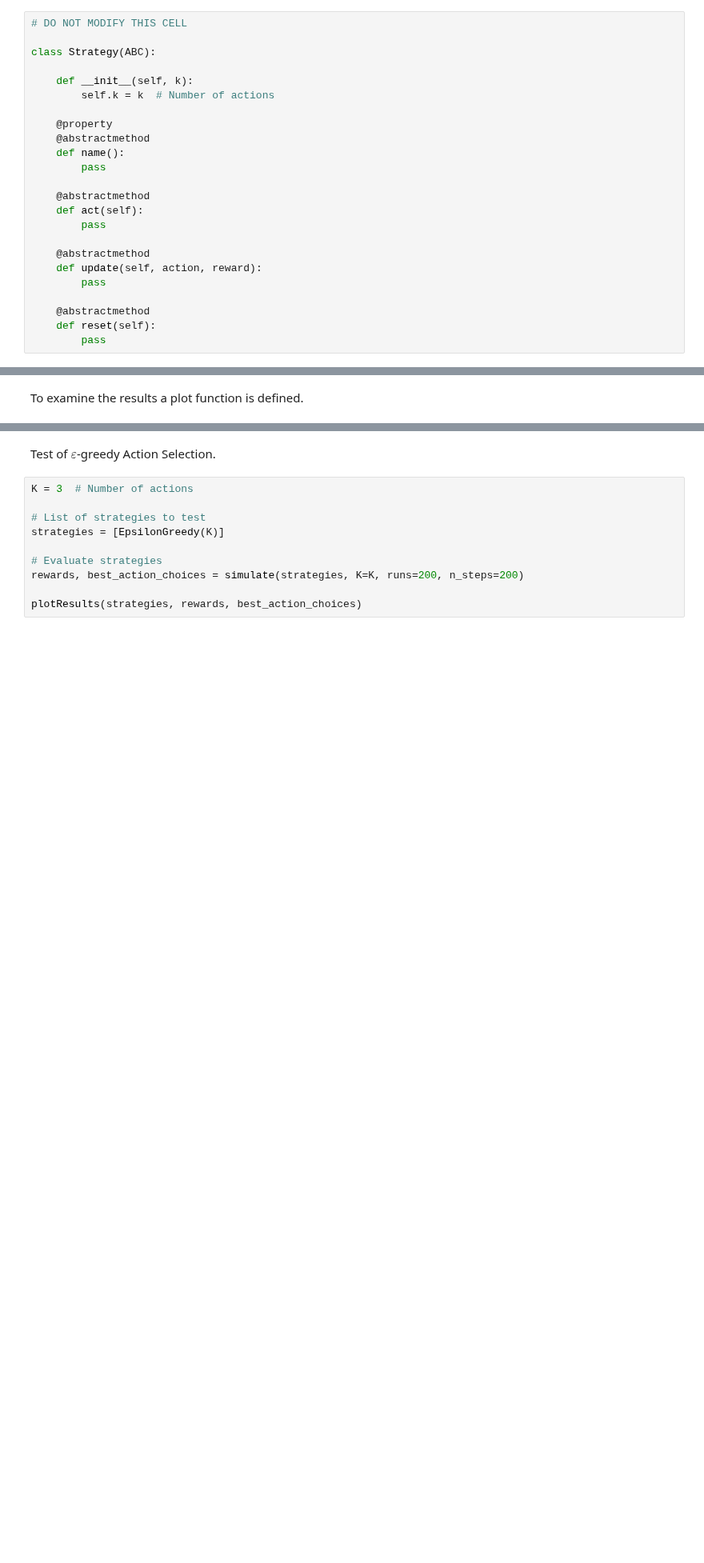
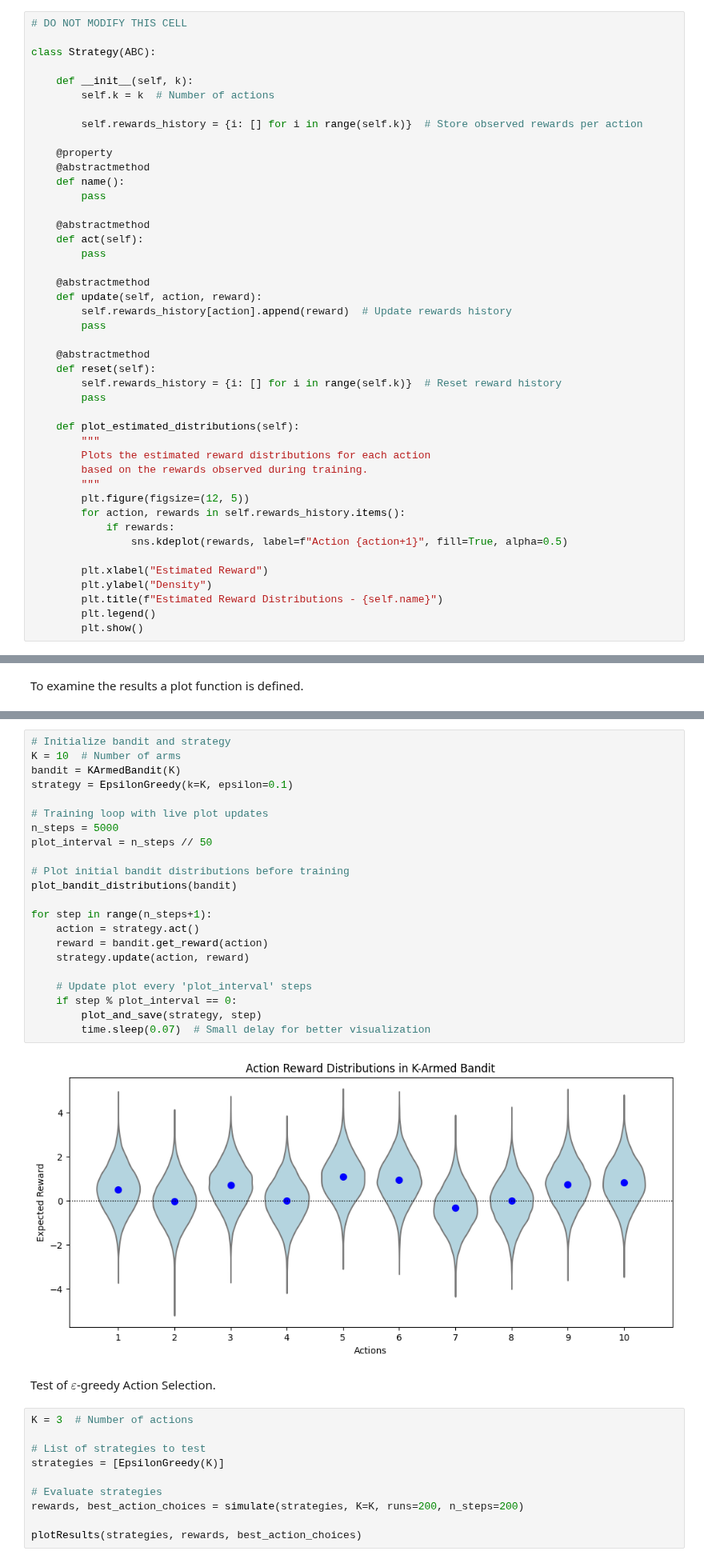
Before and after one commit to Fortuz/rl_education, a Jupyter notebook: 1. K-armed Bandit/k_armed_bandit_solution.ipynb, the cells around one changed output, grey strips where cells are left out. Shown at 80% size. Saved outputs shown, nothing was run; the diff lists cells and outputs as text; blank space fills up the shorter version.

```diff
--- a/1. K-armed Bandit/k_armed_bandit_solution.ipynb
+++ b/1. K-armed Bandit/k_armed_bandit_solution.ipynb
@@ -49,6 +50,8 @@ class Strategy(ABC):
 
     def __init__(self, k):
         self.k = k  # Number of actions
+
+        self.rewards_history = {i: [] for i in range(self.k)}  # Store observed rewards per action
 
     @property
     @abstractmethod
@@ -61,11 +64,29 @@ class Strategy(ABC):
 
     @abstractmethod
     def update(self, action, reward):
+        self.rewards_history[action].append(reward)  # Update rewards history
         pass
 
     @abstractmethod
     def reset(self):
+        self.rewards_history = {i: [] for i in range(self.k)}  # Reset reward history
         pass
+
+    def plot_estimated_distributions(self):
+        """
+        Plots the estimated reward distributions for each action
+        based on the rewards observed during training.
+        """
+        plt.figure(figsize=(12, 5))
+        for action, rewards in self.rewards_history.items():
+            if rewards:
+                sns.kdeplot(rewards, label=f"Action {action+1}", fill=True, alpha=0.5)
+
+        plt.xlabel("Estimated Reward")
+        plt.ylabel("Density")
+        plt.title(f"Estimated Reward Distributions - {self.name}")
+        plt.legend()
+        plt.show()
 # %% [markdown]
 Numpy's `np.argmax` will choose the smallest index in case there are multiple
 maximal values. This function breaks these ties randomly instead, which is
@@ -231,3 +388,27 @@ class EpsilonGreedy(Strategy):
+# %%
+# Initialize bandit and strategy
+K = 10  # Number of arms
+bandit = KArmedBandit(K)
+strategy = EpsilonGreedy(k=K, epsilon=0.1)
+
+# Training loop with live plot updates
+n_steps = 5000
+plot_interval = n_steps // 50
+
+# Plot initial bandit distributions before training
+plot_bandit_distributions(bandit)
+
+for step in range(n_steps+1):
+    action = strategy.act()
+    reward = bandit.get_reward(action)
+    strategy.update(action, reward)
+
+    # Update plot every 'plot_interval' steps
+    if step % plot_interval == 0:
+        plot_and_save(strategy, step)
+        time.sleep(0.07)  # Small delay for better visualization
+# %% [output]
+[figure, added]
 # %% [markdown]
 Test of $\varepsilon$-greedy Action Selection.
 # %%
```
Also changed, not shown: parts of 15 cells of this notebook, 3 other files.
